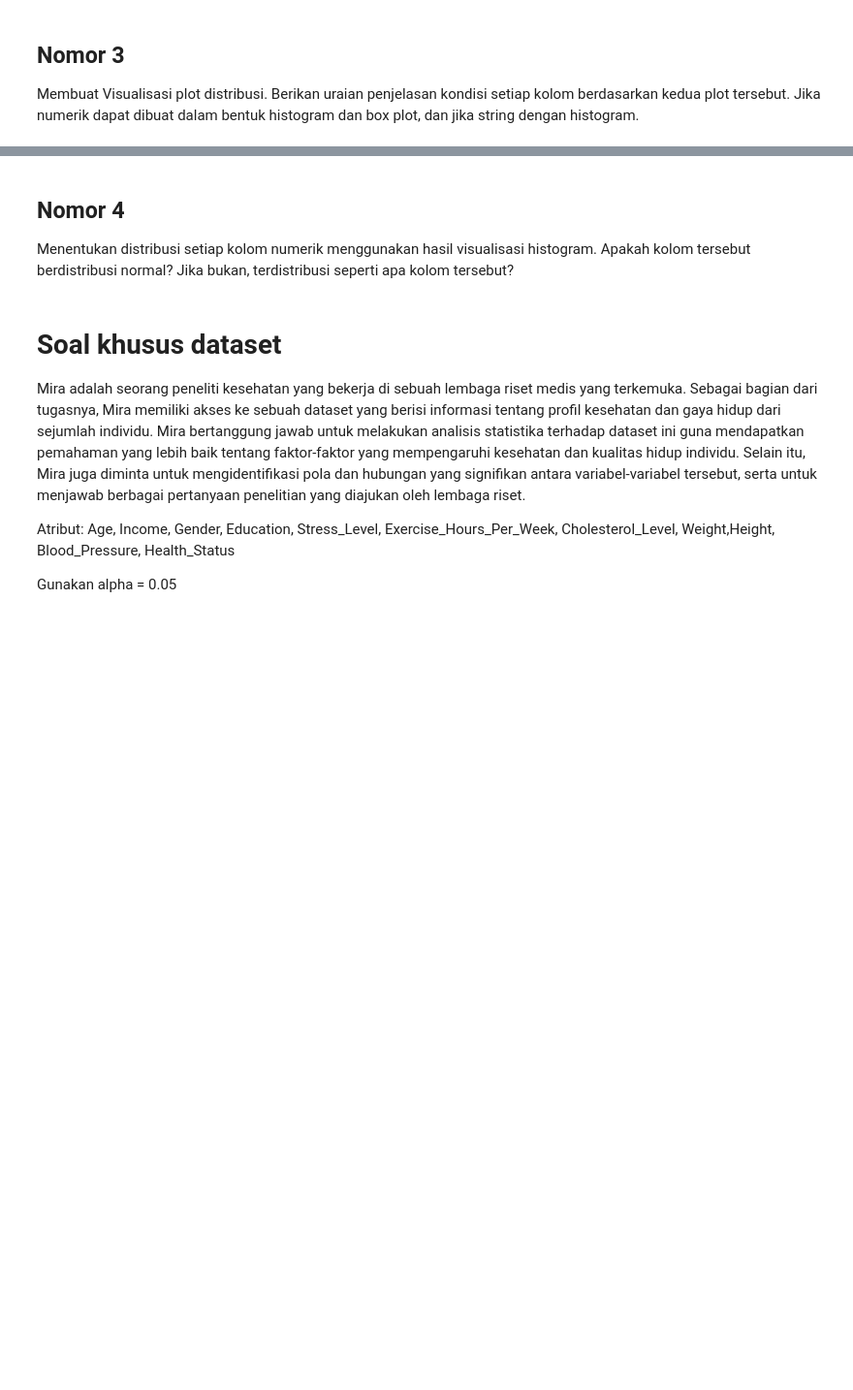
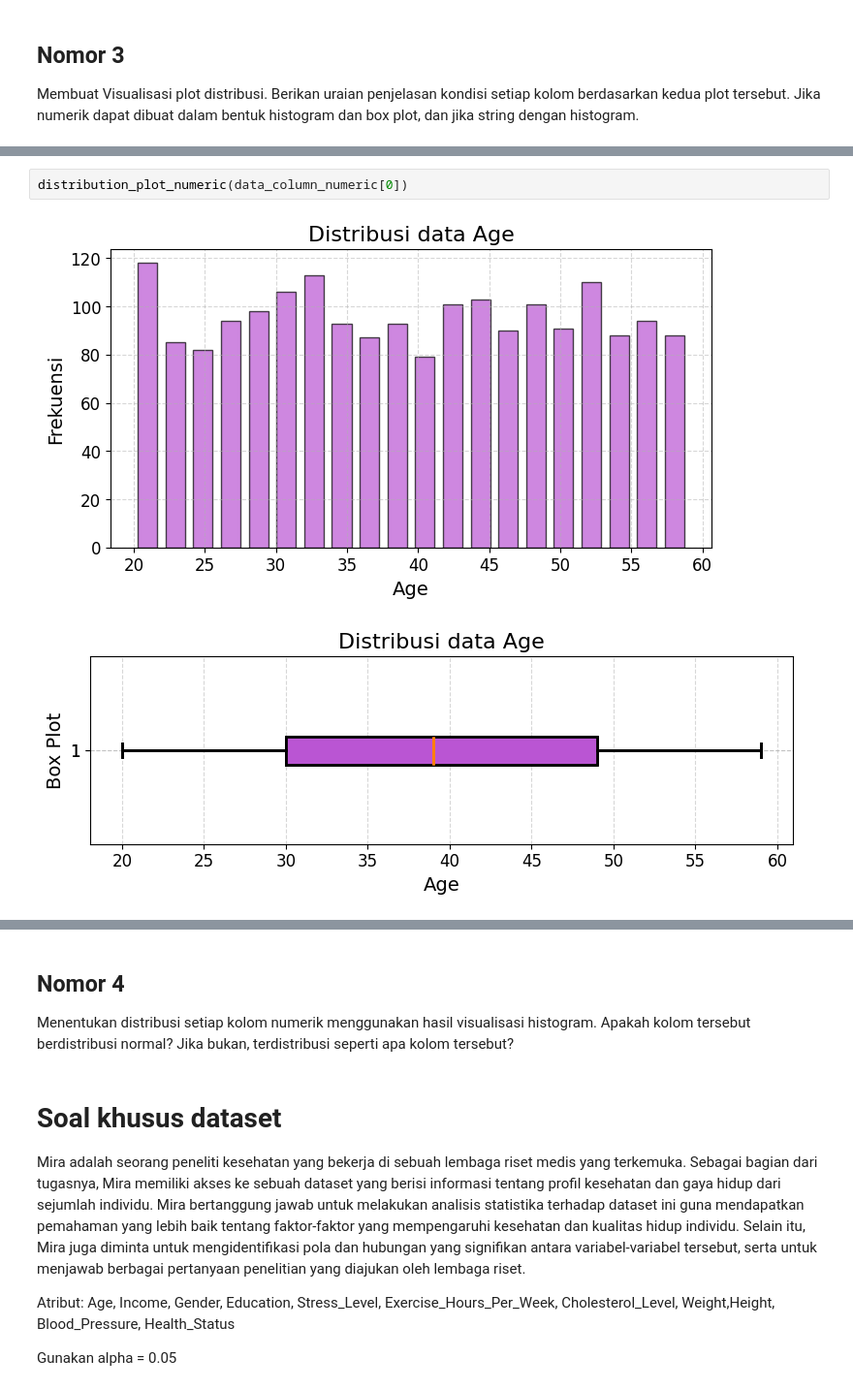
Before and after one commit to NoHaitch/Tubes_Probstat, a Jupyter notebook: K01-IF2220-13522071-13522091.ipynb, the cells around one changed output, grey strips where cells are left out. Shown at 97% size. Saved outputs shown, nothing was run; the diff lists cells and outputs as text; blank space fills up the shorter version.

```diff
--- a/K01-IF2220-13522071-13522091.ipynb
+++ b/K01-IF2220-13522071-13522091.ipynb
@@ -257,0 +410,5 @@ box plot, dan jika string dengan histogram.
+# %%
+distribution_plot_numeric(data_column_numeric[0])
+# %% [output]
+[figure, added]
+[figure, added]
```
Also changed, not shown: parts of 27 cells of this notebook.
